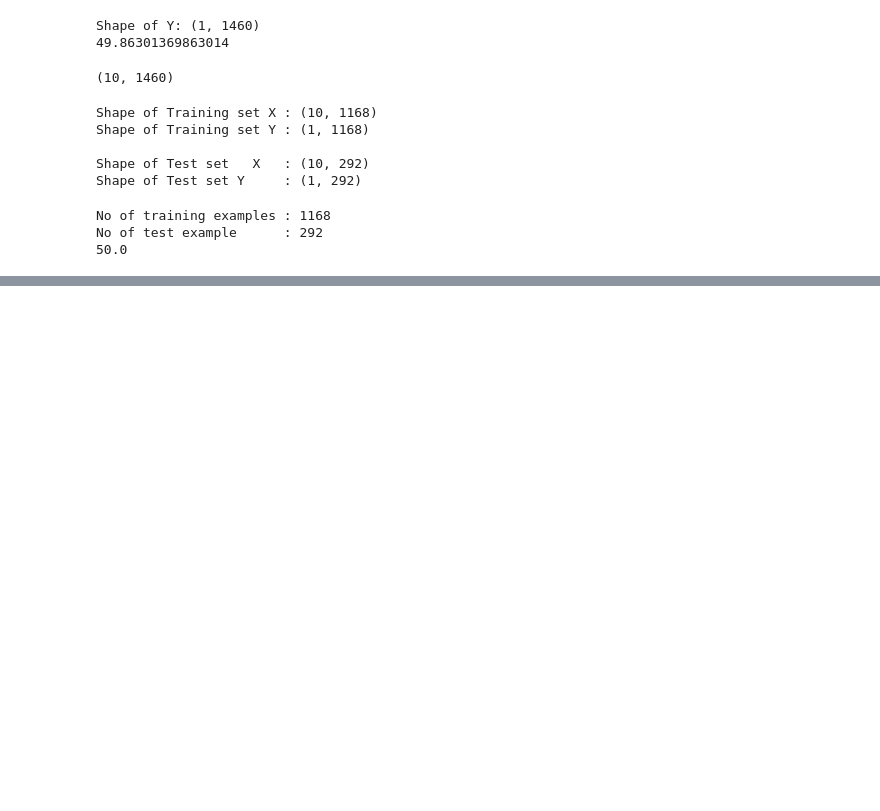
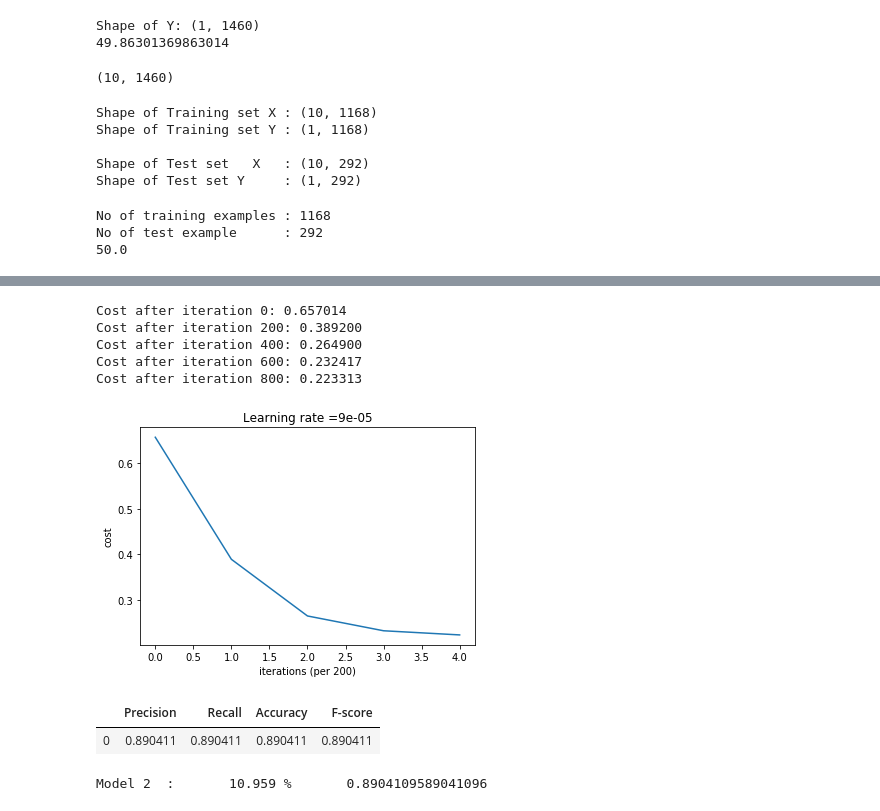
Before and after one commit to kkviks/Artificial-Neural-Network, a Jupyter notebook: ANN.ipynb, the cells around one changed output, grey strips where cells are left out. Drawn from its saved outputs; the diff is of its cells as text; code cells hidden in the pictures; blank space fills up the shorter version.

```diff
--- a/ANN.ipynb
+++ b/ANN.ipynb
@@ -372,0 +370,18 @@ Seed of initialization : 3
+# %%
+lambd = 5e-2
+p2 = model(train_X, train_Y, layers_dims = [10,64,32,16,8,4,1], epocs =901,
+                           learning_rate0 = 0.00009,  beta1 = 0.9, beta2 = 0.9,  epsilon = 1e-8,
+                           print_after = 200)
+
+test_Yhat2 = predict(test_X,p2)
+evaluate(test_Y,test_Yhat2,"Model 2 ")
+# %% [output]
+Cost after iteration 0: 0.657014
+Cost after iteration 200: 0.389200
+Cost after iteration 400: 0.264900
+Cost after iteration 600: 0.232417
+Cost after iteration 800: 0.223313
+[figure, added]
+|  | Precision | Recall | Accuracy | F-score |
+| 0 | 0.890411 | 0.890411 | 0.890411 | 0.890411 |
+Model 2  :       10.959 %       0.8904109589041096
```
Also changed, not shown: parts of 10 cells of this notebook.
